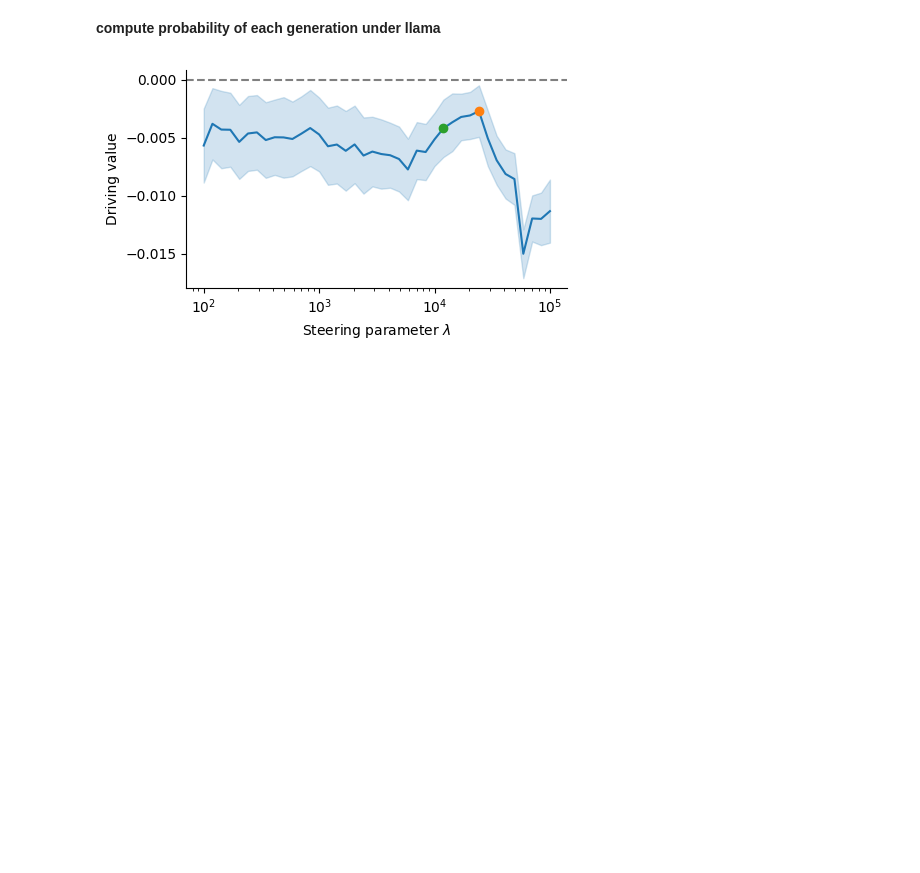
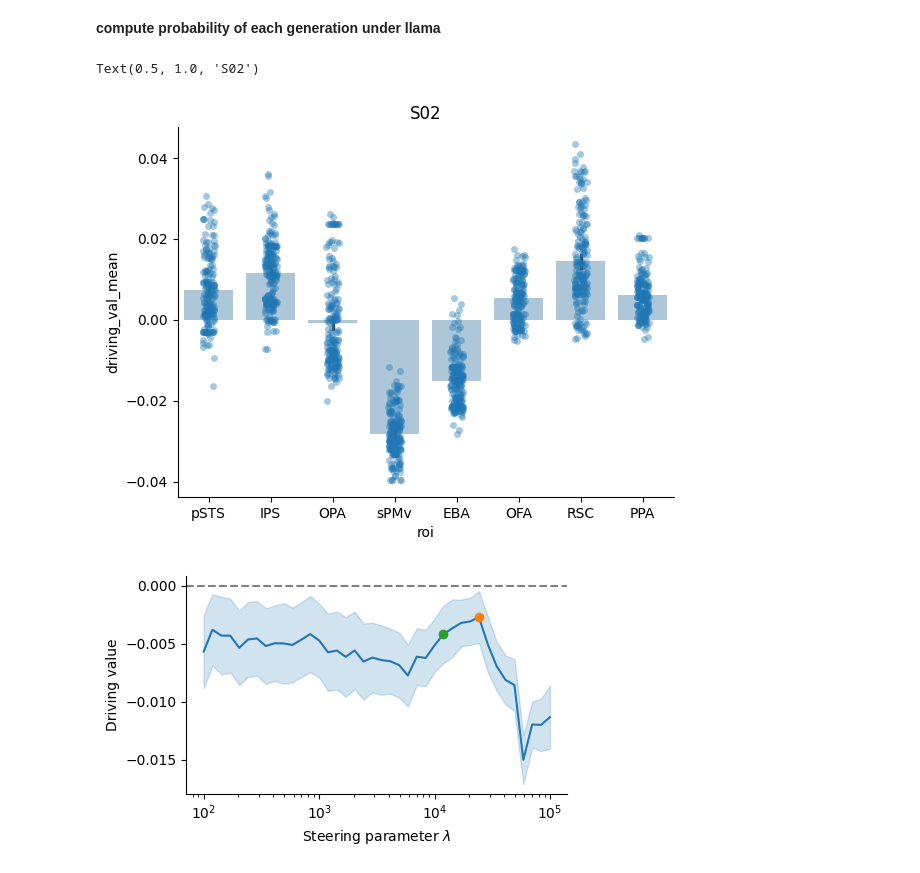
Before and after one commit to microsoft/automated-brain-explanations, a Jupyter notebook: notebooks/1_gct_stories/1_generate/01_repr_steering_analyze.ipynb, the cells around one changed output. Cells and saved outputs as stored; diff of their text form; code cells hidden in the pictures; blank space fills up the shorter version.

```diff
--- a/notebooks/1_gct_stories/1_generate/01_repr_steering_analyze.ipynb
+++ b/notebooks/1_gct_stories/1_generate/01_repr_steering_analyze.ipynb
@@ -27,8 +27,8 @@ import numpy as np
 from neuro.config import REGION_IDXS_DIR
 import dvu
 dvu.set_style()
-subject = 'S03'
-# subject = 'S02'
+# subject = 'S03'
+subject = 'S02'
 
 rois_dict = joblib.load(join(REGION_IDXS_DIR, f'rois_{subject}.jbl'))
 if subject == 'S03':
@@ -133,6 +133,13 @@ joblib.dump(df, f'repr_steering/{subject}/sampling_p=0.9_t=0.8/roi_driving_vals_
 df = joblib.load(f'repr_steering/{subject}/sampling_p=0.9_t=0.8/roi_driving_vals_log_likelihoods.jbl')
 df['driving_val_mean'] = df['driving_vals'].apply(lambda x: np.nanmean(x))
 df['reg_val'] = df['fname'].apply(lambda x: float(x.split('_')[-1].split('.')[0]))
+# %%
+sns.stripplot(data=df, x='roi', y='driving_val_mean', alpha=0.4)
+sns.barplot(data=df, x='roi', y='driving_val_mean', color='C0', alpha=0.4) #, ci='sd', capsize=0.2, errcolor='black', errwidth=1)
+plt.title(subject)
+# %% [output]
+Text(0.5, 1.0, 'S02')
+[figure, added]
 # %%
 plt.figure(figsize=(5,3))
 plt.axhline(0, color='gray', linestyle='--')
```
Also changed, not shown: 3 other files.
